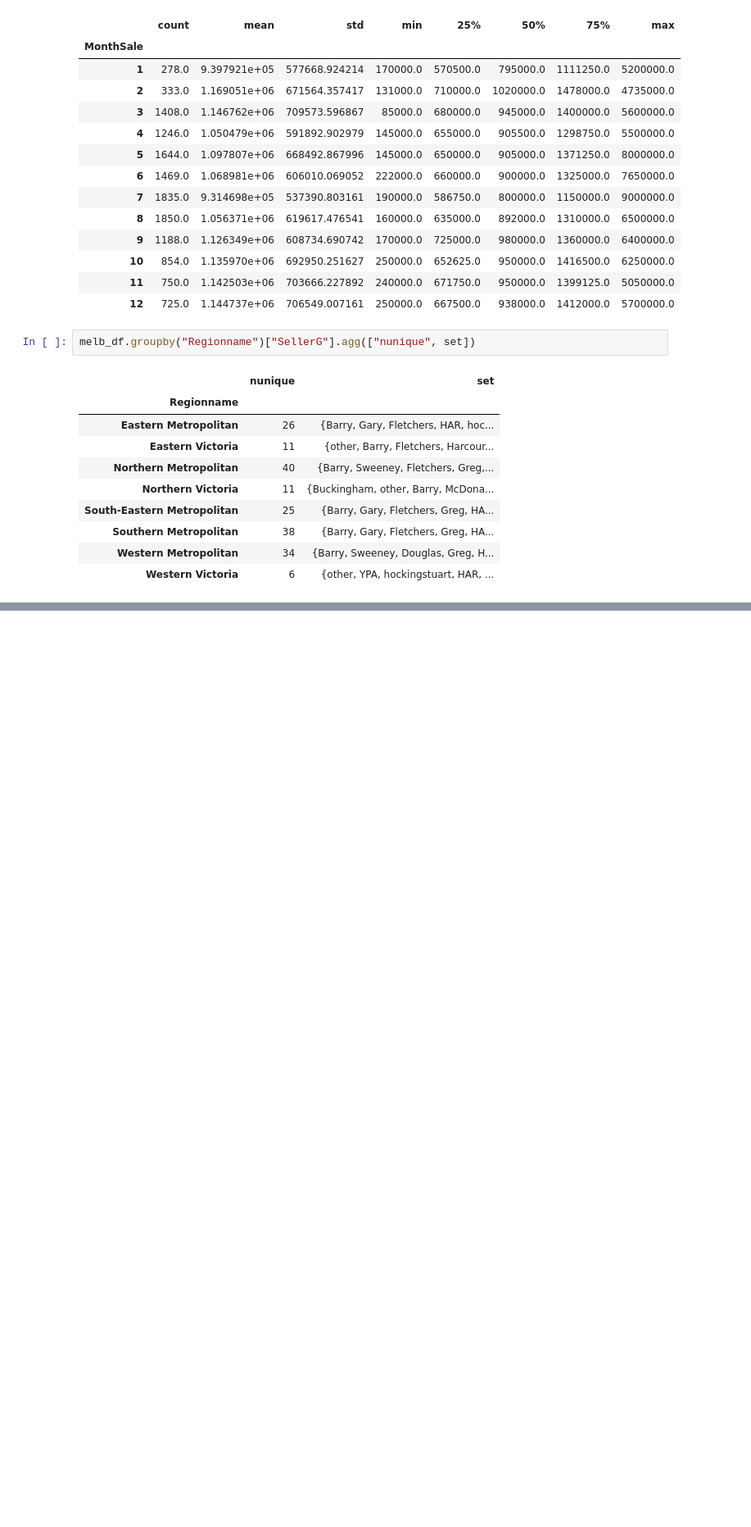
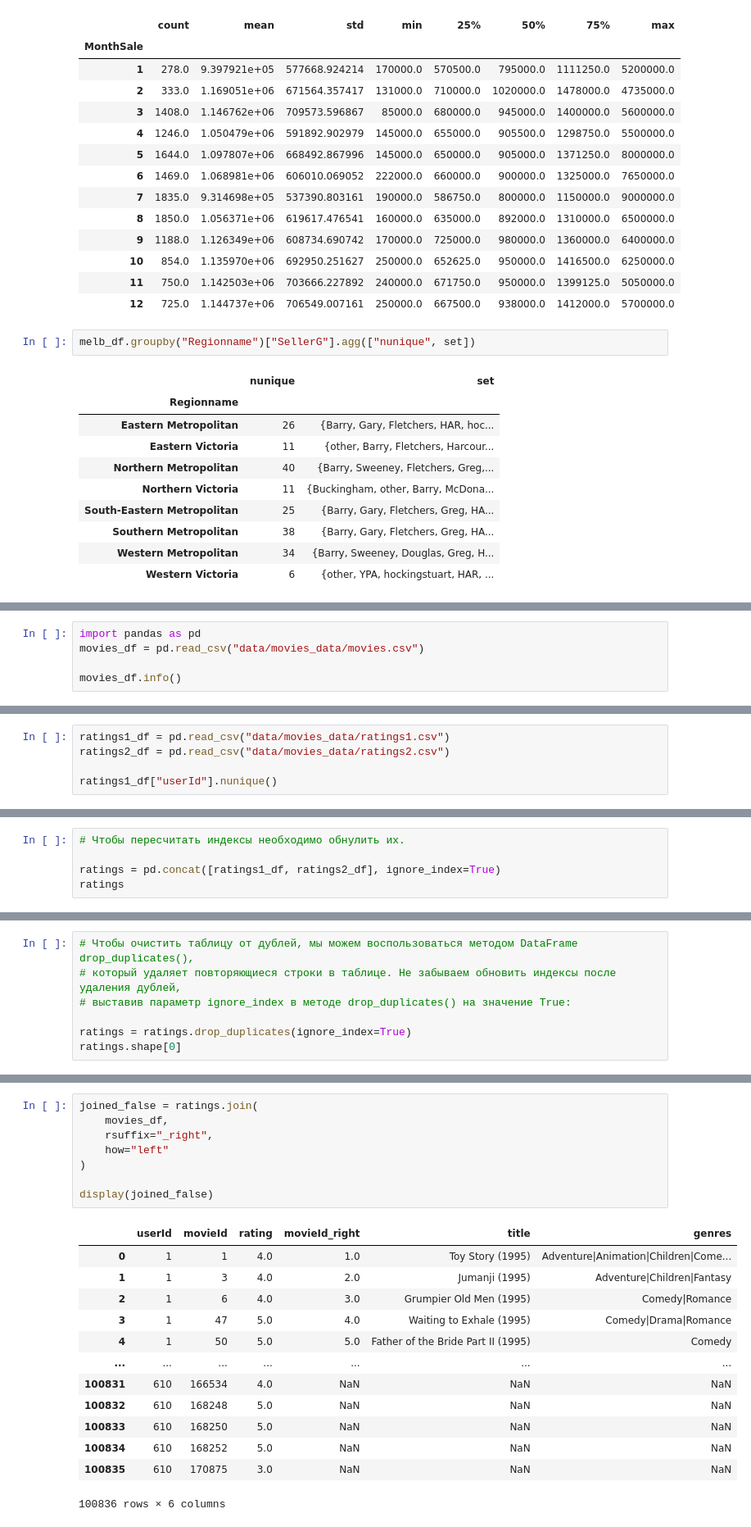
Before and after one commit to Aldiyar90/SkillFactory---Data-Science, a Jupyter notebook: Python 12. Pandas Advanced/lectures_python12.ipynb, the cells around one changed output, grey strips where cells are left out. Shown at 82% size. Saved outputs shown, nothing was run; the diff lists cells and outputs as text; blank space fills up the shorter version.

```diff
--- a/Python 12. Pandas Advanced/lectures_python12.ipynb
+++ b/Python 12. Pandas Advanced/lectures_python12.ipynb
@@ -276,0 +571,5 @@ melb_df.groupby("Regionname")["SellerG"].agg(["nunique", set])
+# %%
+import pandas as pd
+movies_df = pd.read_csv("data/movies_data/movies.csv")
+
+movies_df.info()
@@ -276,0 +587,5 @@ melb_df.groupby("Regionname")["SellerG"].agg(["nunique", set])
+# %%
+ratings1_df = pd.read_csv("data/movies_data/ratings1.csv")
+ratings2_df = pd.read_csv("data/movies_data/ratings2.csv")
+
+ratings1_df["userId"].nunique()
@@ -276,0 +637,5 @@ melb_df.groupby("Regionname")["SellerG"].agg(["nunique", set])
+# %%
+# Чтобы пересчитать индексы необходимо обнулить их.
+
+ratings = pd.concat([ratings1_df, ratings2_df], ignore_index=True)
+ratings
@@ -276,0 +662,7 @@ melb_df.groupby("Regionname")["SellerG"].agg(["nunique", set])
+# %%
+# Чтобы очистить таблицу от дублей, мы можем воспользоваться методом DataFrame drop_duplicates(),
+# который удаляет повторяющиеся строки в таблице. Не забываем обновить индексы после удаления дублей,
+# выставив параметр ignore_index в методе drop_duplicates() на значение True:
+
+ratings = ratings.drop_duplicates(ignore_index=True)
+ratings.shape[0]
@@ -276,0 +701,22 @@ melb_df.groupby("Regionname")["SellerG"].agg(["nunique", set])
+# %%
+joined_false = ratings.join(
+    movies_df,
+    rsuffix="_right",
+    how="left"
+)
+
+display(joined_false)
+# %% [output]
+|  | userId | movieId | rating | movieId_right | title | genres |
+| 0 | 1 | 1 | 4.0 | 1.0 | Toy Story (1995) | Adventure|Animation|Children|Come... |
+| 1 | 1 | 3 | 4.0 | 2.0 | Jumanji (1995) | Adventure|Children|Fantasy |
+| 2 | 1 | 6 | 4.0 | 3.0 | Grumpier Old Men (1995) | Comedy|Romance |
+| 3 | 1 | 47 | 5.0 | 4.0 | Waiting to Exhale (1995) | Comedy|Drama|Romance |
+| 4 | 1 | 50 | 5.0 | 5.0 | Father of the Bride Part II (1995) | Comedy |
+| ... | ... | ... | ... | ... | ... | ... |
+| 100831 | 610 | 166534 | 4.0 | NaN | NaN | NaN |
+| 100832 | 610 | 168248 | 5.0 | NaN | NaN | NaN |
+| 100833 | 610 | 168250 | 5.0 | NaN | NaN | NaN |
+| 100834 | 610 | 168252 | 5.0 | NaN | NaN | NaN |
+| 100835 | 610 | 170875 | 3.0 | NaN | NaN | NaN |
+100836 rows × 6 columns
```
Also changed, not shown: parts of 31 cells of this notebook, 18 other files.
